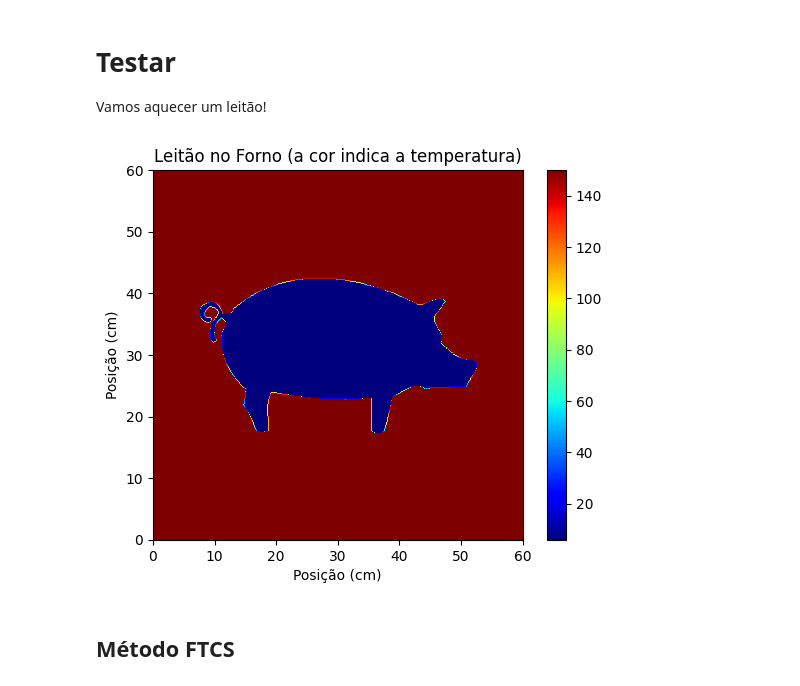
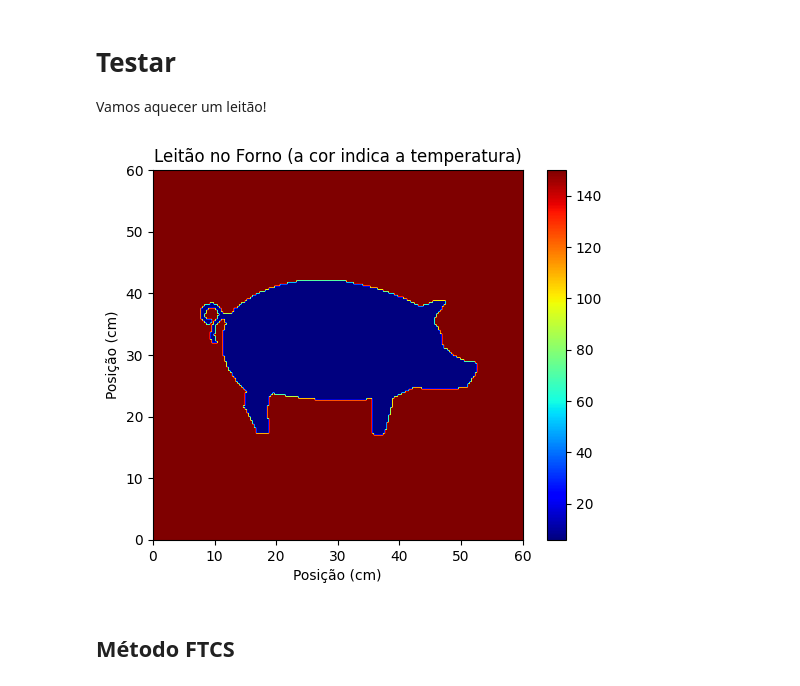
Before and after one commit to guilhermebaos/Aulas-Uni, a Jupyter notebook: Métodos-Computacionais/programas/03-EDPs-Parabólicas/01-Calor2D.ipynb, the cells around one changed output. Saved outputs shown, nothing was run; the diff lists cells and outputs as text; code cells hidden in the pictures.

```diff
--- a/Métodos-Computacionais/programas/03-EDPs-Parabólicas/01-Calor2D.ipynb
+++ b/Métodos-Computacionais/programas/03-EDPs-Parabólicas/01-Calor2D.ipynb
@@ -64,7 +114,7 @@ Vamos aquecer um leitão!
 # Dimensões e Temperatura do Forno
 FORNOX = 0.60
 FORNOY = 0.60
-FORNOT = 150 + 273.15
+FORNOT = 150
 
 # Dimensões e Temperatura do Leitão
 LEITAOX = 0.45
@@ -78,8 +128,8 @@ DIF = 1.45e-7
 # Parâmetros da Simulação
 
 # Número de pontos a usar
-NX = 401
-NY = 401
+NX = 201
+NY = 201
 
 # Espaçamento entre pontos da grelha
 DX = FORNOX / (NX-1)
@@ -115,36 +165,36 @@ yy = np.arange(YMAX)
 coords = []
 
 MULTX = DXLEITAO * NXLEITAO / XMAX
 MULTY = DYLEITAO * NYLEITAO / YMAX
 for i in range(XMAX):
     for j in range(YMAX):
         coords += [(XI + i * MULTX, YI + j * MULTY)]
 
 interpol = sp.interpolate.LinearNDInterpolator(coords, ll.flatten(order="F"), fill_value=0)
 
 # Colocar o leitão dentro do forno e definir a grelha
 xx = np.linspace(0, FORNOX, NX)
 yy = np.linspace(0, FORNOY, NY)
 mx, my = np.meshgrid(xx, yy)
 ll = interpol(mx, my)
 
 # Fazer a máscara que indica onde está o leitão
 leitao = ll > 240
 
 # Aplicar as condições iniciais (que incluem as condições fronteira graças a máscara que criamos)
 forno = np.zeros_like(ll)
-forno[:, :] = 150
-forno[leitao] = 6
+forno[:, :] = FORNOT
+forno[leitao] = LEITAOTI
 
 # Ver a imagem
 plt.imshow(forno, extent=(0, FORNOX / 0.01, 0, FORNOY / 0.01), cmap="jet")
 plt.colorbar()
 plt.title("Leitão no Forno (a cor indica a temperatura)")
 plt.xlabel('Posição (cm)')
 plt.ylabel('Posição (cm)')
 plt.show()
 # %% [output]
-[figure, old version]
+[figure, new version]
 # %% [markdown]
 ## Método FTCS
 # %%
```
Also changed, not shown: parts of 6 cells of this notebook, 1 other file.
